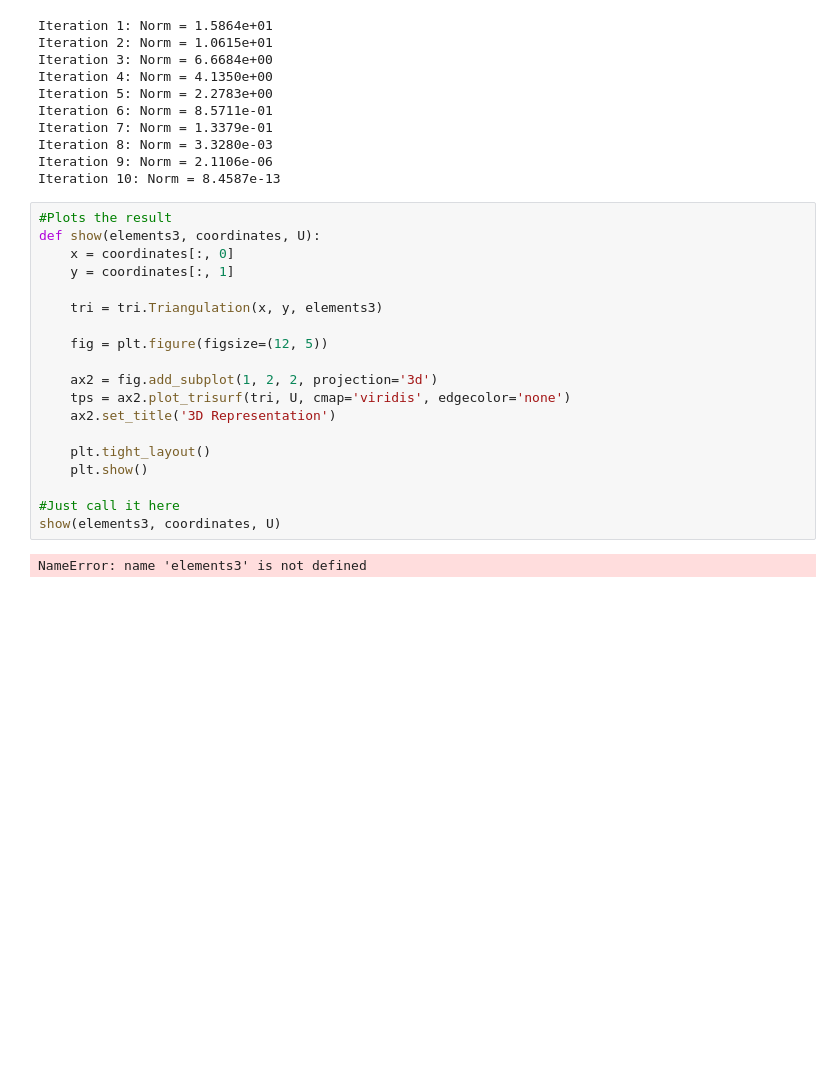
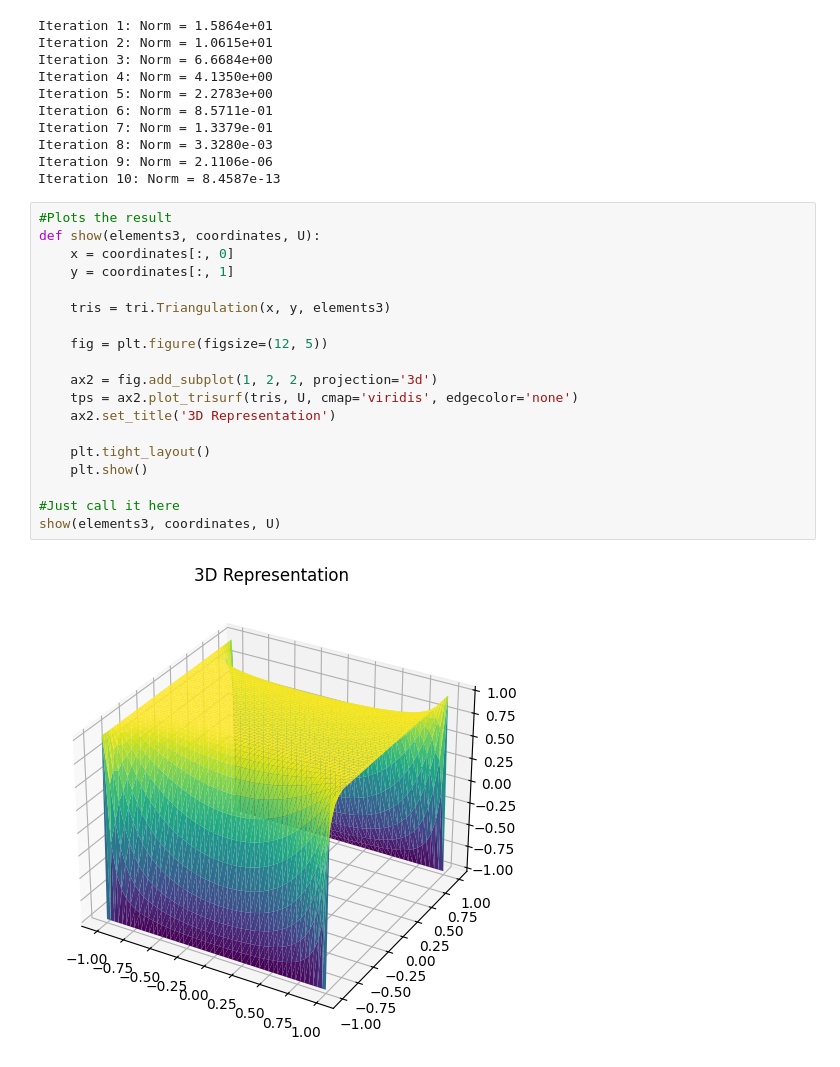
Before and after one commit to fullenbs/AMSC-661, a Jupyter notebook: HW 7/q1.ipynb, the cells around one changed output. Cells and saved outputs as stored; diff of their text form; blank space fills up the shorter version.

```diff
--- a/HW 7/q1.ipynb
+++ b/HW 7/q1.ipynb
@@ -169,21 +170,21 @@ Iteration 10: Norm = 8.4587e-13
 # %%
 #Plots the result
 def show(elements3, coordinates, U):
     x = coordinates[:, 0]
     y = coordinates[:, 1]
 
-    tri = tri.Triangulation(x, y, elements3)
+    tris = tri.Triangulation(x, y, elements3)
 
     fig = plt.figure(figsize=(12, 5))
 
     ax2 = fig.add_subplot(1, 2, 2, projection='3d')
-    tps = ax2.plot_trisurf(tri, U, cmap='viridis', edgecolor='none')
+    tps = ax2.plot_trisurf(tris, U, cmap='viridis', edgecolor='none')
     ax2.set_title('3D Representation')
 
     plt.tight_layout()
     plt.show()
 
 #Just call it here
 show(elements3, coordinates, U)
 # %% [output]
-NameError: name 'elements3' is not defined
+[figure, added]
```
Also changed, not shown: parts of 1 cell of this notebook, 22 other files.
